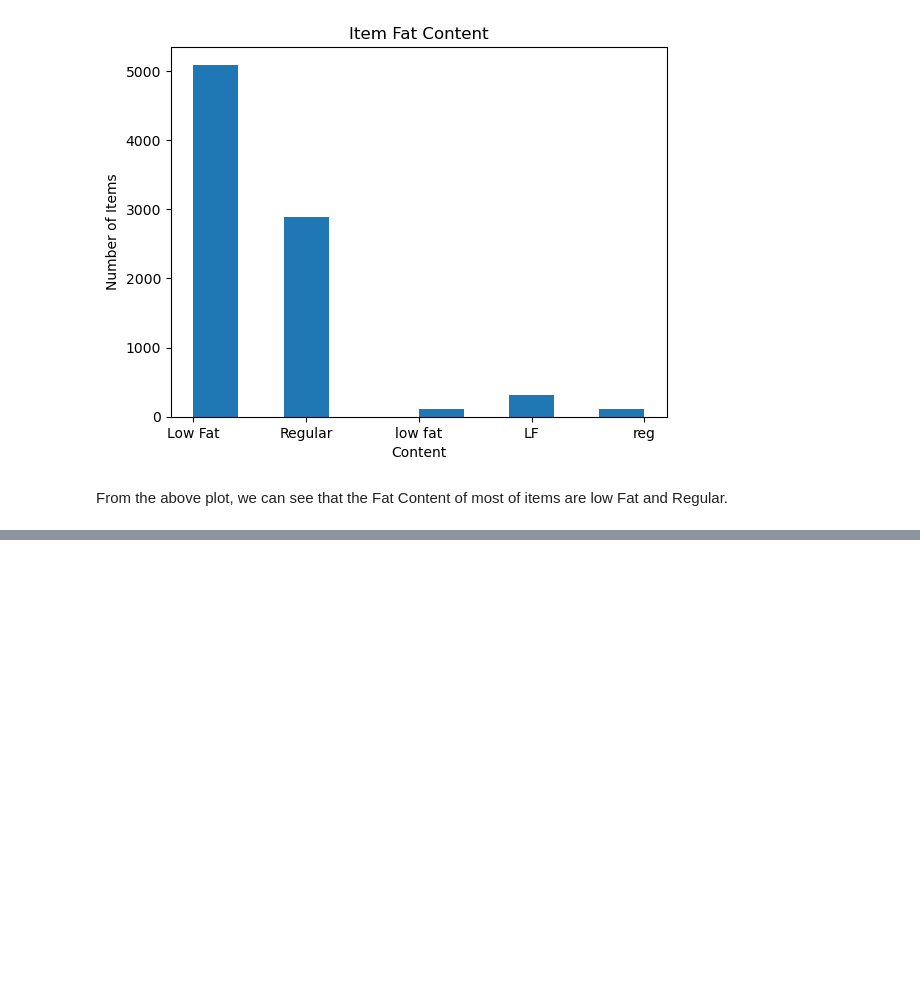
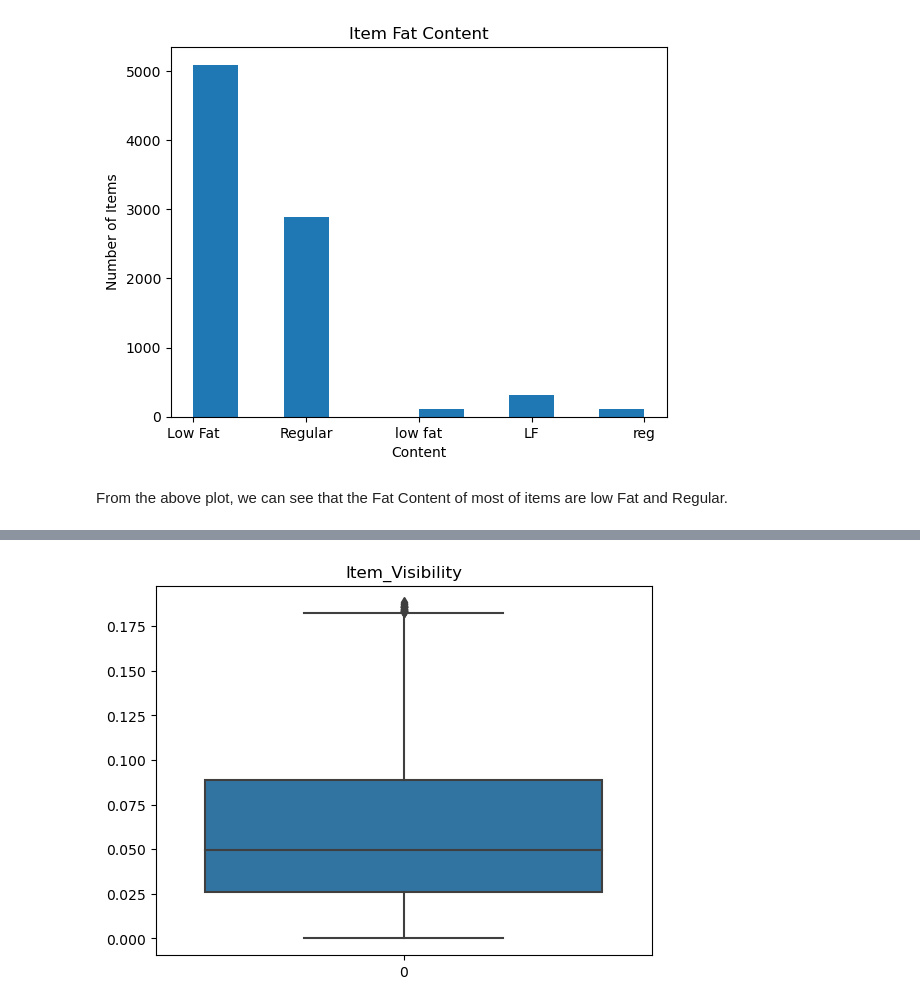
Before and after one commit to Technocolabs100/BigMart-Data-Analysis-and-Prediction, a Jupyter notebook: Mahmoud_Khaled_mahmoud.khaled12245@gmail.com.ipynb, the cells around one changed output, grey strips where cells are left out. Saved outputs shown, nothing was run; the diff lists cells and outputs as text; code cells hidden in the pictures; blank space fills up the shorter version.

```diff
--- a/Mahmoud_Khaled_mahmoud.khaled12245@gmail.com.ipynb
+++ b/Mahmoud_Khaled_mahmoud.khaled12245@gmail.com.ipynb
@@ -120,0 +261,4 @@ From the above plot, we can see that the Fat Content of most of items are low Fa
+# %%
+outliers.plot_outliers(train_data, 'Item_Visibility')
+# %% [output]
+[figure, added]
```
Also changed, not shown: parts of 35 cells of this notebook.
